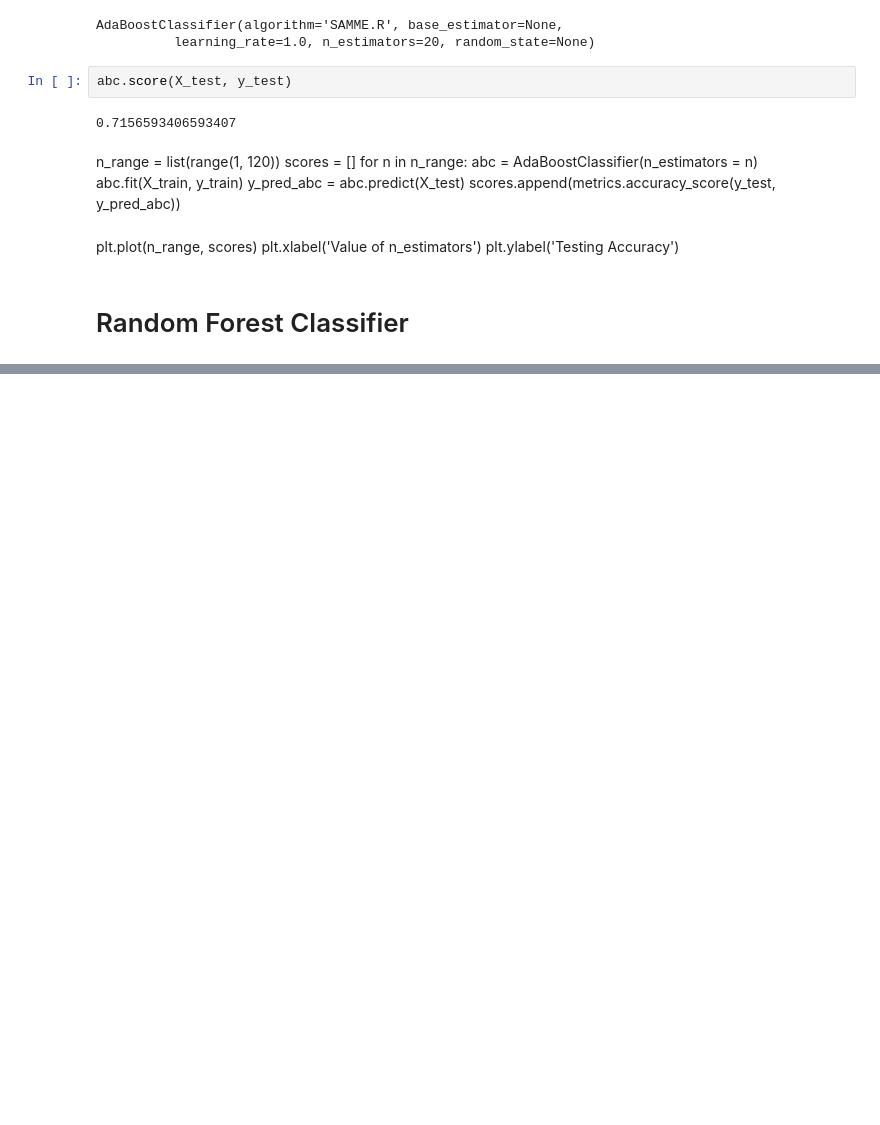
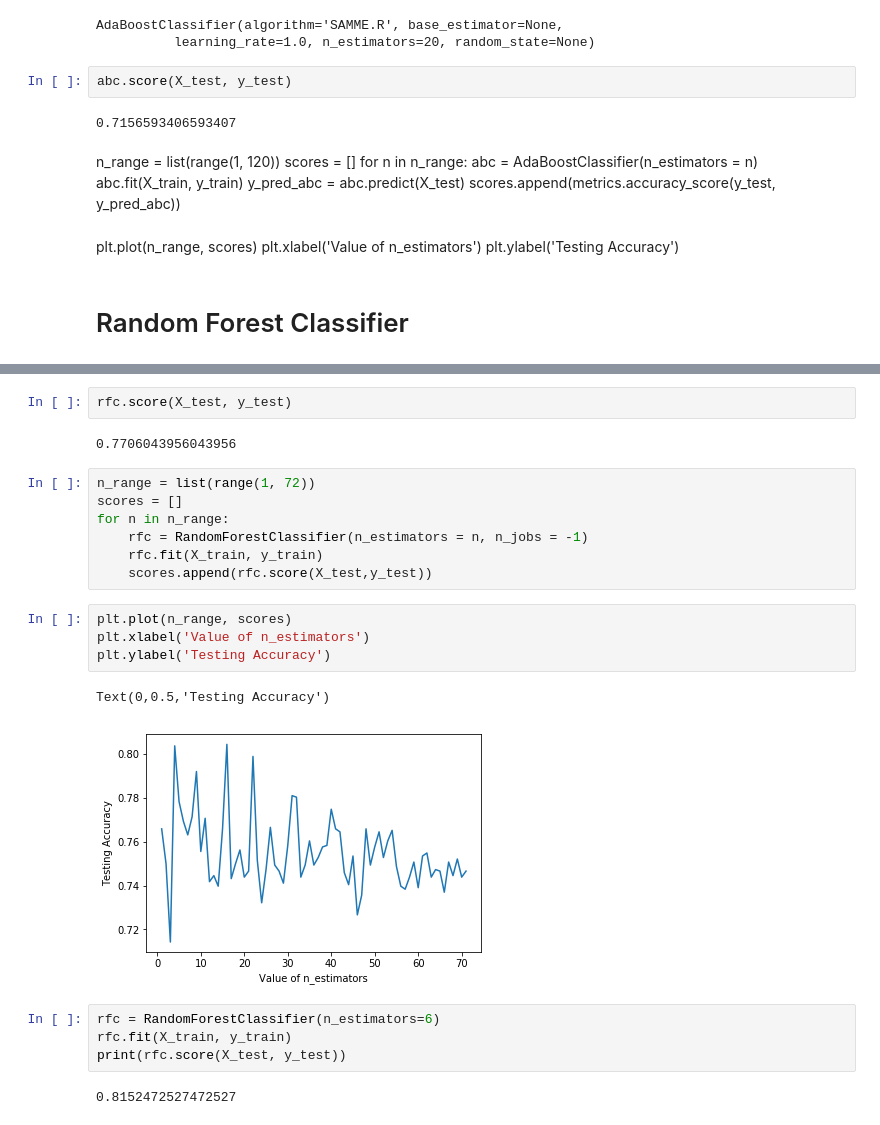
Before and after one commit to HilaShoshan/Hands-Movements-Classification, a Jupyter notebook: Hands Movements Classification.ipynb, the cells around one changed output, grey strips where cells are left out. Cells and saved outputs as stored; diff of their text form; blank space fills up the shorter version.

```diff
--- a/Hands Movements Classification.ipynb
+++ b/Hands Movements Classification.ipynb
@@ -851,0 +883,24 @@ rfc.fit(X_train, y_train)
+# %%
+rfc.score(X_test, y_test)
+# %% [output]
+0.7706043956043956
+# %%
+n_range = list(range(1, 72))
+scores = []
+for n in n_range:
+    rfc = RandomForestClassifier(n_estimators = n, n_jobs = -1)
+    rfc.fit(X_train, y_train)
+    scores.append(rfc.score(X_test,y_test))
+# %%
+plt.plot(n_range, scores)
+plt.xlabel('Value of n_estimators')
+plt.ylabel('Testing Accuracy')
+# %% [output]
+Text(0,0.5,'Testing Accuracy')
+[figure, added]
+# %%
+rfc = RandomForestClassifier(n_estimators=6)
+rfc.fit(X_train, y_train)
+print(rfc.score(X_test, y_test))
+# %% [output]
+0.8152472527472527
```
Also changed, not shown: parts of 13 cells of this notebook.
